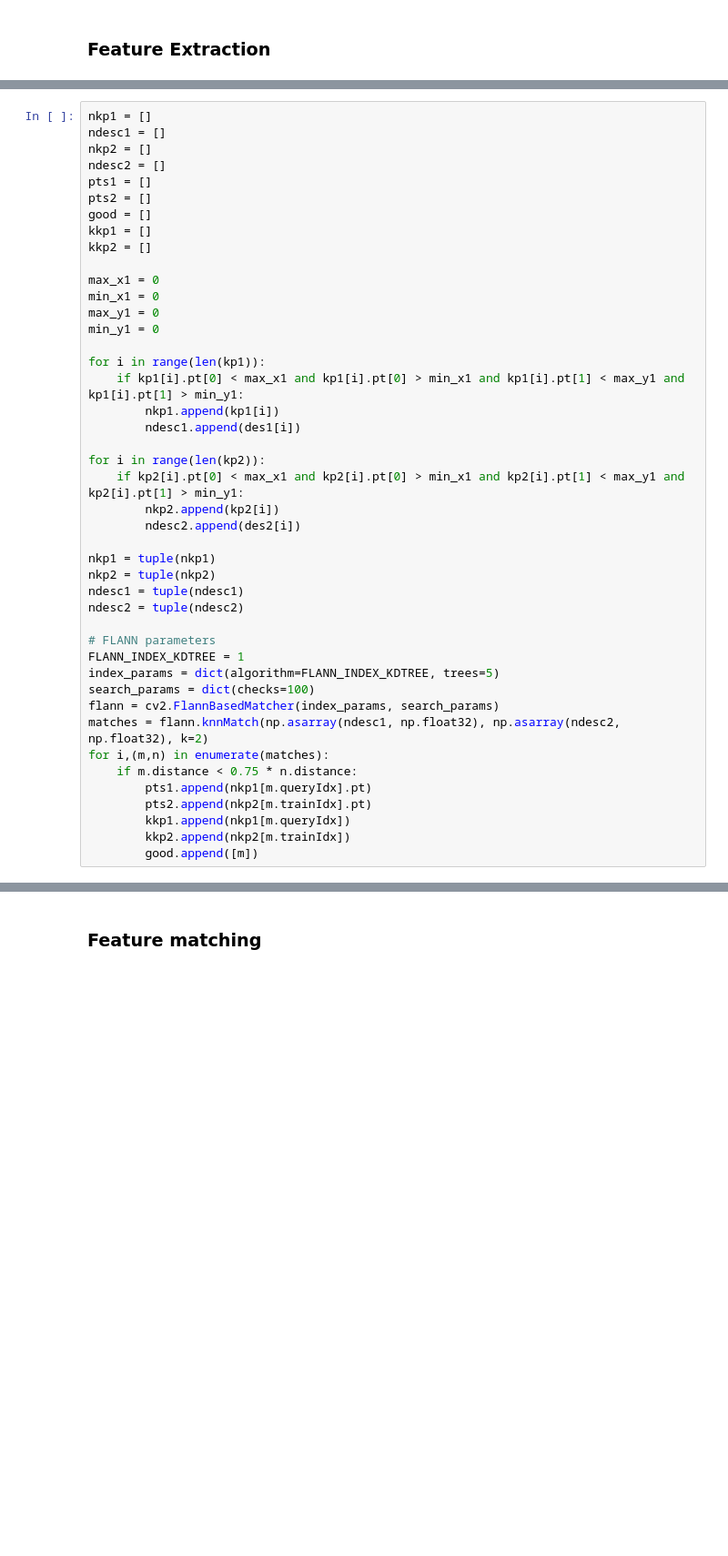
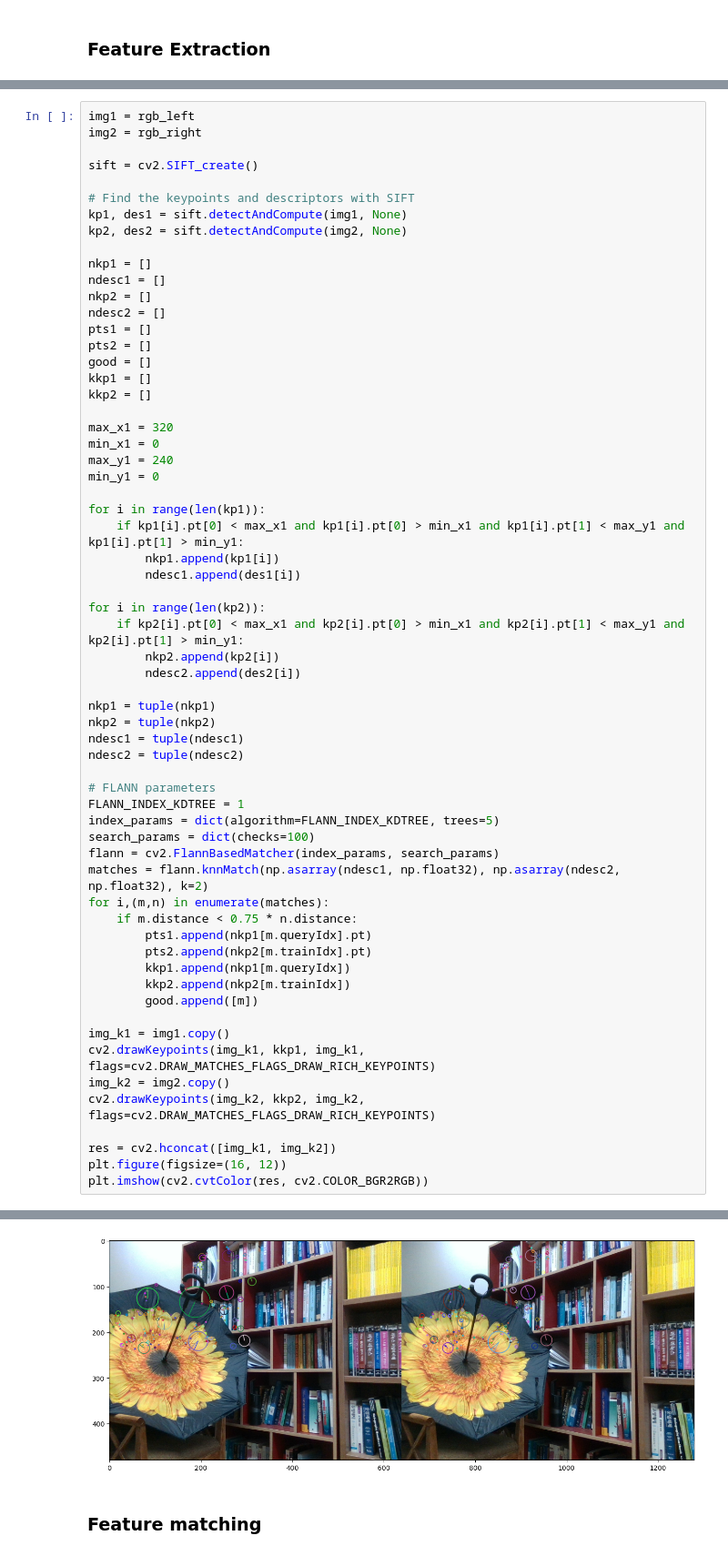
Before and after one commit to ryesw/rgb-3d-reconstruction_2-Views, a Jupyter notebook: epipolar3d.ipynb, the cells around one changed output, grey strips where cells are left out. Shown at 91% size. Saved outputs shown, nothing was run; the diff lists cells and outputs as text; blank space fills up the shorter version.

```diff
--- a/epipolar3d.ipynb
+++ b/epipolar3d.ipynb
@@ -107,4 +88,13 @@ plt.imshow(cv2.cvtColor(res, cv2.COLOR_BGR2RGB))
 # %%
+img1 = rgb_left
+img2 = rgb_right
+
+sift = cv2.SIFT_create()
+
+# Find the keypoints and descriptors with SIFT
+kp1, des1 = sift.detectAndCompute(img1, None)
+kp2, des2 = sift.detectAndCompute(img2, None)
+
 nkp1 = []
 ndesc1 = []
 nkp2 = []
@@ -115,9 +105,9 @@ good = []
 kkp1 = []
 kkp2 = []
 
-max_x1 = 0
+max_x1 = 320
 min_x1 = 0
-max_y1 = 0
+max_y1 = 240
 min_y1 = 0
 
 for i in range(len(kp1)):
@@ -148,3 +138,13 @@ for i,(m,n) in enumerate(matches):
         kkp1.append(nkp1[m.queryIdx])
         kkp2.append(nkp2[m.trainIdx])
         good.append([m])
+
+img_k1 = img1.copy()
+cv2.drawKeypoints(img_k1, kkp1, img_k1, flags=cv2.DRAW_MATCHES_FLAGS_DRAW_RICH_KEYPOINTS)
+img_k2 = img2.copy()
+cv2.drawKeypoints(img_k2, kkp2, img_k2, flags=cv2.DRAW_MATCHES_FLAGS_DRAW_RICH_KEYPOINTS)
+
+res = cv2.hconcat([img_k1, img_k2])
+plt.figure(figsize=(16, 12))
+plt.imshow(cv2.cvtColor(res, cv2.COLOR_BGR2RGB))
+# %% [output]
@@ -151,3 +152,4 @@ for i,(m,n) in enumerate(matches):
+[figure, added]
 # %% [markdown]
 ### Feature matching
 # %%
```
Also changed, not shown: parts of 3 cells of this notebook.
